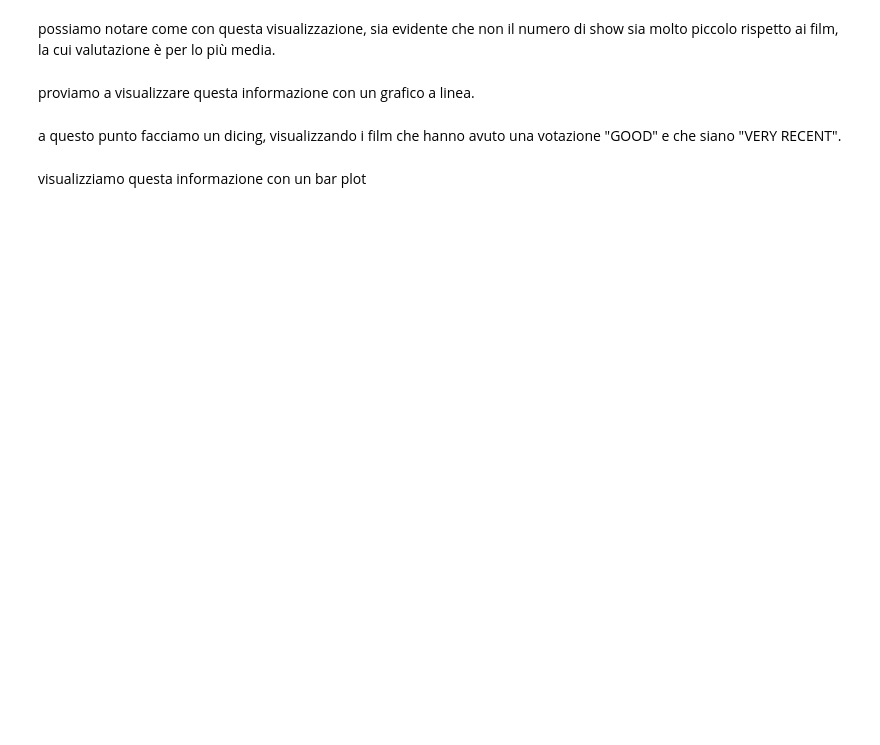
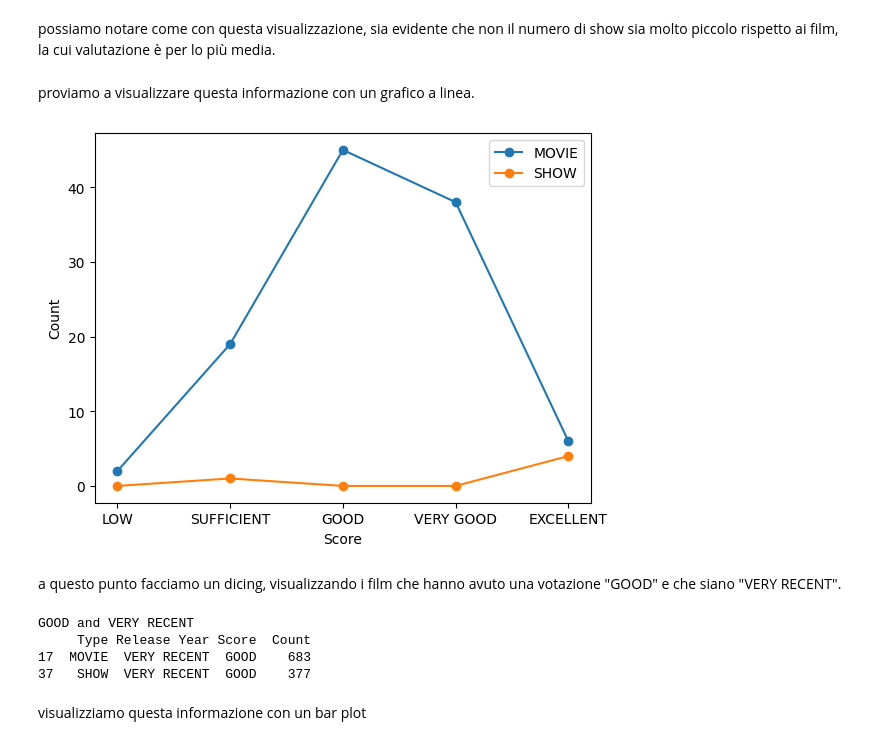
Before and after one commit to IosifPuha/SecondLabDS, a Jupyter notebook: laboratorio 2.ipynb, the cells around one changed output. Cells and saved outputs as stored; diff of their text form; code cells hidden in the pictures; blank space fills up the shorter version.

```diff
--- a/laboratorio 2.ipynb
+++ b/laboratorio 2.ipynb
@@ -327,10 +327,10 @@ Facciamo la stessa cosa per gli anni di uscita (release_year). Usiamo questa qua
 5. VERY RECENT = [2016,2023].
 # %%
 quantize_release_year = ['VERY OLD','OLD','RECENT','VERY RECENT']
-integrate_titles.loc[integrate_titles['release_year'].between(1900, 1980), 'imdb_release_year_quant']=quantize_release_year[0]
-integrate_titles.loc[integrate_titles['release_year'].between(1981, 2000), 'imdb_release_year_quant']=quantize_release_year[1]
-integrate_titles.loc[integrate_titles['release_year'].between(2001, 2015), 'imdb_release_year_quant']=quantize_release_year[2]
-integrate_titles.loc[integrate_titles['release_year'].between(2016, 2023), 'imdb_release_year_quant']=quantize_release_year[3]
+integrate_titles.loc[integrate_titles['release_year'].between(1900, 1980), 'release_year_quant']=quantize_release_year[0]
+integrate_titles.loc[integrate_titles['release_year'].between(1981, 2000), 'release_year_quant']=quantize_release_year[1]
+integrate_titles.loc[integrate_titles['release_year'].between(2001, 2015), 'release_year_quant']=quantize_release_year[2]
+integrate_titles.loc[integrate_titles['release_year'].between(2016, 2023), 'release_year_quant']=quantize_release_year[3]
 # %% [markdown]
 visualizziamo anche questa colonna
 # %%
@@ -383,8 +383,9 @@ Ricordiamo che abbiamo:
 - 4 valori possibili per release_year;
 - 2 valori possibili per type
 # %%
-# Creiamo un DataFrame vuoto per i risultati
 results = pd.DataFrame(columns=['Type', 'Release Year', 'Score', 'Count'])
+integrate_titles['combined'] = integrate_titles['type'] + "_" + integrate_titles['release_year_quant'] + "_" + integrate_titles['imdb_score_quant']
+counts = integrate_titles['combined'].value_counts()
 
 for z in range(0,len(quantize_type)):
   for j in range(0,len(quantize_release_year)):
@@ -510,9 +511,9 @@ adesso facciamo slicing rispetto al release_year, visualizzando soltanto i VERY
 # %%
 print('VERY OLD')
 # Selezioniamo solo le righe che corrispondono al periodo 'VERY OLD'
-very_old_results = results.loc[results['release_year_quant'] == 'VERY OLD']
+very_old_results = results.loc[results['Release Year'] == 'VERY OLD']
 
 # Stampa i risultati
-print(movie_results)
+print(very_old_results)
 # %% [output]
 VERY OLD
@@ -526,2 +535,19 @@ proviamo a visualizzare questa informazione con un grafico a linea.
+# %%
+# Creiamo un grafico a linea per ogni tipo
+for type in very_old_results['Type'].unique():
+    subset = very_old_results[very_old_results['Type'] == type]
+    plt.plot(subset['Score'], subset['Count'], marker='o', label=type)
+
+# Aggiungiamo una legenda
+plt.legend()
+
+# Impostiamo le etichette degli assi
+plt.xlabel('Score')
+plt.ylabel('Count')
+
+# Mostriamo il grafico
+plt.show()
+# %% [output]
+[figure, added]
 # %% [markdown]
 a questo punto facciamo un dicing, visualizzando i film che hanno avuto una votazione "GOOD" e che siano "VERY RECENT".
@@ -531,2 +554,14 @@ print("GOOD and VERY RECENT")
+# %%
+print("GOOD and VERY RECENT")
+# Selezioniamo solo le righe che corrispondono al tipo 'MOVIE', al 'Score' 'GOOD' e al 'Release Year' 'VERY RECENT'
+good_very_recent_movies = results.loc[(results['Score'] == 'GOOD') & (results['Release Year'] == 'VERY RECENT')]
+
+# Stampa i risultati
+print(good_very_recent_movies)
+# %% [output]
+GOOD and VERY RECENT
+     Type Release Year Score  Count
+17  MOVIE  VERY RECENT  GOOD    683
+37   SHOW  VERY RECENT  GOOD    377
 # %% [markdown]
 visualizziamo questa informazione con un bar plot
```
Also changed, not shown: parts of 18 cells of this notebook.
